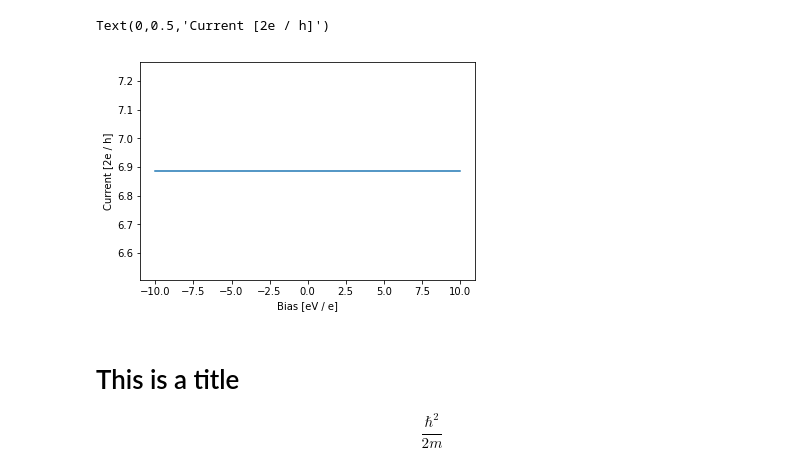
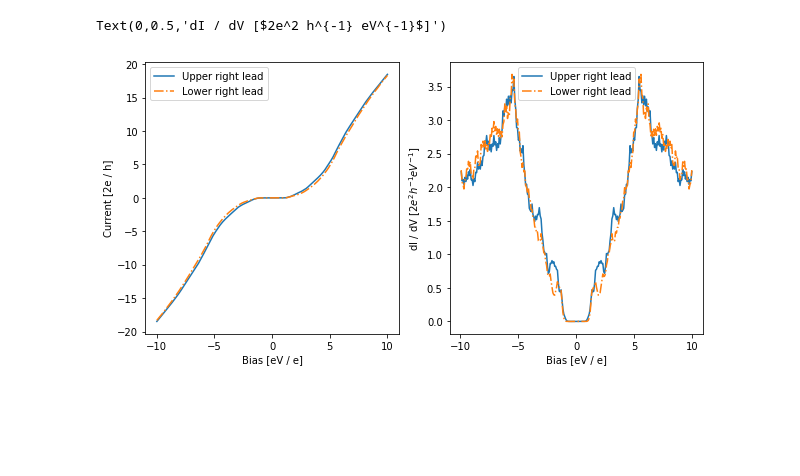
Before and after one commit to CLEANit/QuantumTransduction, a Jupyter notebook: kwantTutorial/graphene/Graphene structure.ipynb, the cells around one changed output. Saved outputs shown, nothing was run; the diff lists cells and outputs as text; code cells hidden in the pictures; blank space fills up the shorter version.

```diff
--- a/kwantTutorial/graphene/Graphene structure.ipynb
+++ b/kwantTutorial/graphene/Graphene structure.ipynb
@@ -181,28 +237,52 @@ Text(0.5,0,'Density of states [Arbitrary units]')
-# %%
-kB_T = 2.7 / 100.
-def fermi(E, mu):
-    return 1. / (np.exp((E - mu) / (100*kB_T)) + 1.)
-
-vec_fermi = np.vectorize(fermi)
-
-# pyplot.plot(e, vec_fermi(e, 0.1) - vec_fermi(e, -0.1))
-# e = np.linspace(-10, 10, 256)
-bias = np.linspace(-10.0, 10.0, 256)
-V, I = [], []
-for i, val in enumerate(bias):
-#     mu_left = val / 2.0 + 2.7
-#     mu_right = -val / 2.0 + 2.7
-    diff = vec_fermi(e, mu_left) - vec_fermi(e, mu_right)
-    current = (e[1] - e[0]) * np.sum(cond * diff)
-    I.append(current)
-
-pyplot.plot(bias, I)
-pyplot.xlabel('Bias [eV / e]')
-pyplot.ylabel('Current [2e / h]')
-# %% [output]
-Text(0,0.5,'Current [2e / h]')
-[figure, removed]
-# %% [markdown]
-# This is a title
-
-$$ \frac{\hbar^2}{2m} $$
+# %%
+# define the temperature multiplied by the Boltzmann constant
+kB_T = t / 100.
+# the Fermi-Dirac distribution
+def fermi(E, mu):
+    return 1. / (np.exp((E - mu) / (kB_T)) + 1.)
+
+# make the function vectorized
+vec_fermi = np.vectorize(fermi)
+
+# range of bias values
+bias = np.linspace(-10.0, 10.0, 256)
+db = bias[1] - bias[0]
+# collect the current values in lists
+I_ur, I_lr = [], []
+dI_ur, dI_lr = [], []
+
+# loop over the bias values
+for i, val in enumerate(bias):
+    # make the chemical potential differences symmetric about the bias
+    mu_left = val / 2.0 + on_site
+    mu_right = -val / 2.0 + on_site
+
+    # difference in the Fermi-Dirac functions
+    diff = vec_fermi(e, mu_left) - vec_fermi(e, mu_right)
+
+    # multiply the conductances by the difference and integrate over the energy
+    current1 = (e[1] - e[0]) * np.sum(cond1 * diff)
+    current2 = (e[1] - e[0]) * np.sum(cond2 * diff)
+
+    # append value to list
+    I_ur.append(current1)
+    I_lr.append(current2)
+
+    if i > 0:
+        dI_ur.append((current1 - I_ur[i - 1]) / db)
+        dI_lr.append((current2 - I_lr[i - 1]) / db)
+
+# plot the currents
+fig, axes = pyplot.subplots(1, 2, figsize=(10,5))
+axes[0].plot(bias, I_ur, bias, I_lr, '-.')
+axes[0].legend(['Upper right lead', 'Lower right lead'])
+axes[0].set_xlabel('Bias [eV / e]')
+axes[0].set_ylabel('Current [2e / h]')
+# plot the differential dI/dV
+axes[1].plot(bias[1:], dI_ur, bias[1:], dI_lr, '-.')
+axes[1].legend(['Upper right lead', 'Lower right lead'])
+axes[1].set_xlabel('Bias [eV / e]')
+axes[1].set_ylabel('dI / dV [$2e^2 h^{-1} eV^{-1}$]')
+# %% [output]
+Text(0,0.5,'dI / dV [$2e^2 h^{-1} eV^{-1}$]')
+[figure, added]
```
Also changed, not shown: parts of 5 cells of this notebook.
